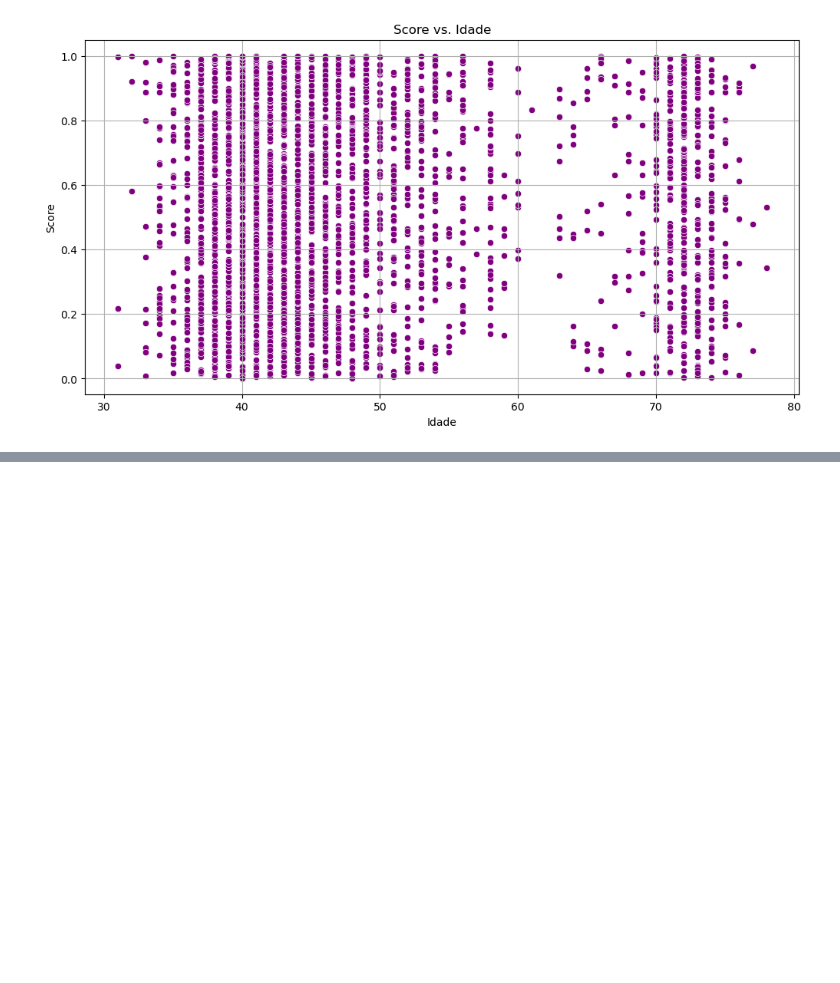
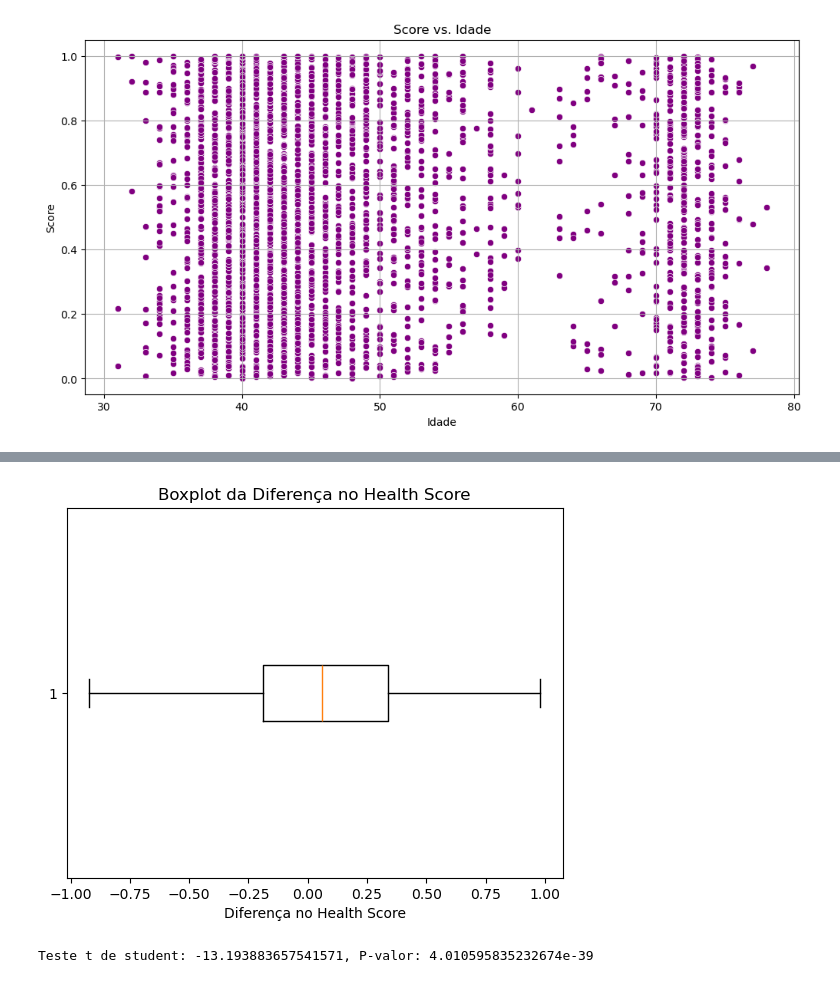
Before and after one commit to jakevetl/medcamp_hackaton, a Jupyter notebook: notebooks/medcamp_hackaton01.ipynb, the cells around one changed output, grey strips where cells are left out. Cells and saved outputs as stored; diff of their text form; code cells hidden in the pictures; blank space fills up the shorter version.

```diff
--- a/notebooks/medcamp_hackaton01.ipynb
+++ b/notebooks/medcamp_hackaton01.ipynb
@@ -249,3 +254,7 @@ plt.grid(True)
 plt.show()
 # %% [output]
 [figure]
+# %%
+first_health_camp.rename(columns={'Health_Score': 'primeiro_health_score'}, inplace=True)
+second_health_camp.rename(columns={'Health Score': 'segundo_health_score'}, inplace=True)
+second_health_camp.head(1)
@@ -251,0 +264,3 @@ plt.show()
+# %%
+tabela_mesclada_first_second = pd.merge(first_health_camp, second_health_camp, on='Patient_ID')
+tabela_mesclada_first_second.head(1)
@@ -251,0 +270,3 @@ plt.show()
+# %%
+tabela_mesclada_first_second['Diferença_Health_Score'] = tabela_mesclada_first_second['segundo_health_score'] - tabela_mesclada_first_second['primeiro_health_score']
+print(tabela_mesclada_first_second[['Patient_ID', 'primeiro_health_score', 'segundo_health_score', 'Diferença_Health_Score']].head())
@@ -251,0 +308,12 @@ plt.show()
+# %%
+plt.boxplot(tabela_mesclada_first_second['Diferença_Health_Score'], vert=False)
+plt.title('Boxplot da Diferença no Health Score')
+plt.xlabel('Diferença no Health Score')
+plt.show()
+# %% [output]
+[figure, added]
+# %%
+t_statistic, p_value = stats.ttest_rel(tabela_mesclada_first_second['primeiro_health_score'], tabela_mesclada_first_second['segundo_health_score'])
+print(f"Teste t de student: {t_statistic}, P-valor: {p_value}")
+# %% [output]
+Teste t de student: -13.193883657541571, P-valor: 4.010595835232674e-39
```
Also changed, not shown: parts of 13 cells of this notebook.
